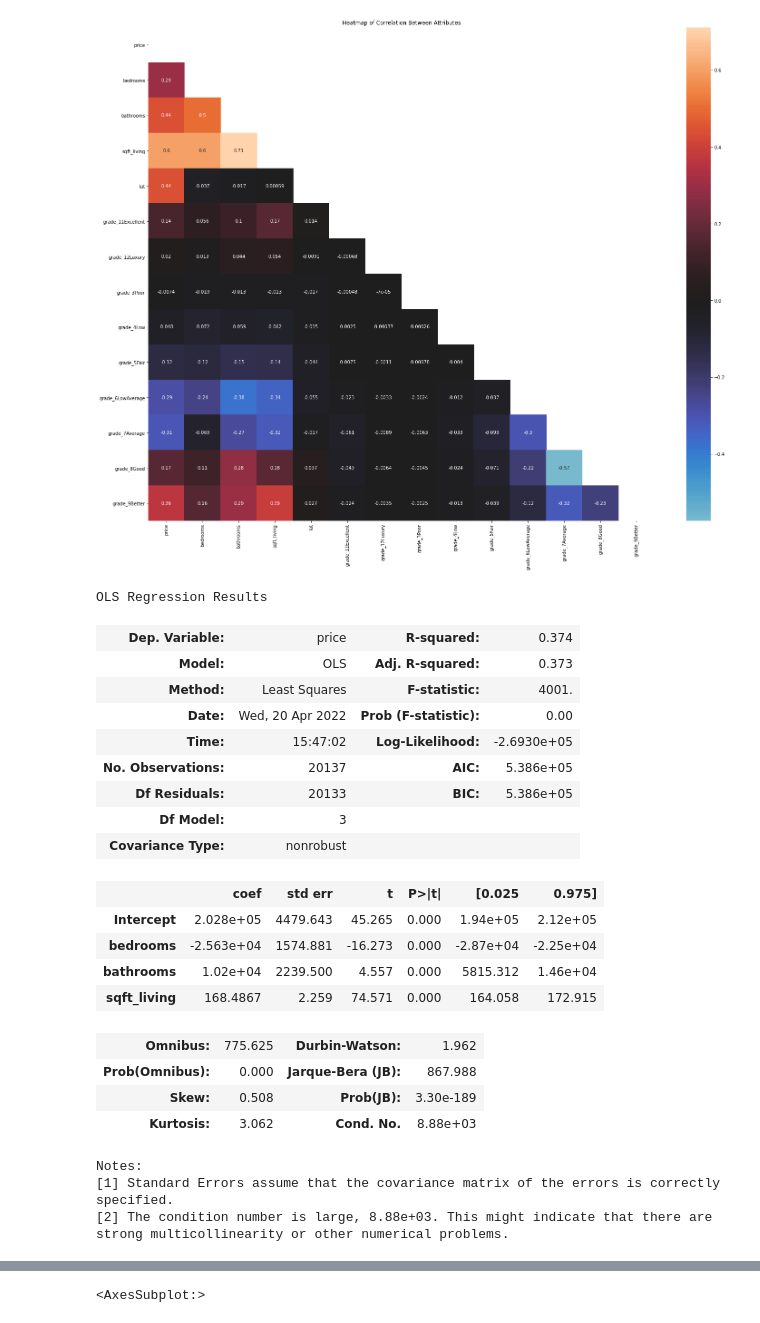
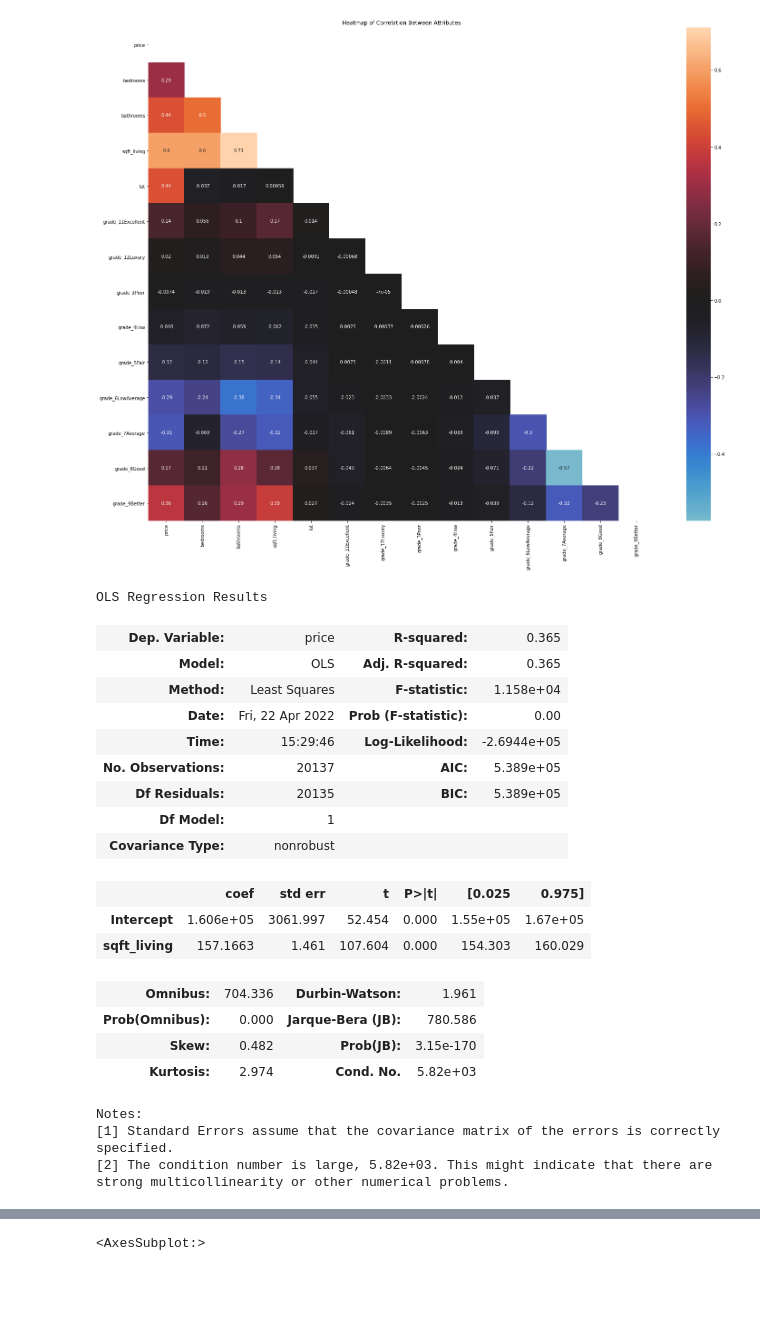
Before and after one commit to ashakeri92/dsc-phase-2-project-v2-3, a Jupyter notebook: Analysis.ipynb, the cells around one changed output, grey strips where cells are left out. Cells and saved outputs as stored; diff of their text form; code cells hidden in the pictures; blank space fills up the shorter version.

```diff
--- a/Analysis.ipynb
+++ b/Analysis.ipynb
@@ -180,33 +180,31 @@ ax.set_title("Heatmap of Correlation Between Attributes");
 # %%
 # Build Baseline Model, incorporated majority of variables to help bring R^2 above .65
 # Model displays low R-squared value, will need to add more values to raise R-squared
-b = 'price~bedrooms+bathrooms+sqft_living'
+b = 'price~sqft_living'
 
 model = ols(formula=b, data=kc).fit()
 model.summary()
 # %% [output]
 OLS Regression Results
-| Dep. Variable: | price | R-squared: | 0.374 |
-| Model: | OLS | Adj. R-squared: | 0.373 |
-| Method: | Least Squares | F-statistic: | 4001. |
-| Date: | Wed, 20 Apr 2022 | Prob (F-statistic): | 0.00 |
-| Time: | 15:47:02 | Log-Likelihood: | -2.6930e+05 |
-| No. Observations: | 20137 | AIC: | 5.386e+05 |
-| Df Residuals: | 20133 | BIC: | 5.386e+05 |
-| Df Model: | 3 |  |  |
+| Dep. Variable: | price | R-squared: | 0.365 |
+| Model: | OLS | Adj. R-squared: | 0.365 |
+| Method: | Least Squares | F-statistic: | 1.158e+04 |
+| Date: | Fri, 22 Apr 2022 | Prob (F-statistic): | 0.00 |
+| Time: | 15:29:46 | Log-Likelihood: | -2.6944e+05 |
+| No. Observations: | 20137 | AIC: | 5.389e+05 |
+| Df Residuals: | 20135 | BIC: | 5.389e+05 |
+| Df Model: | 1 |  |  |
 | Covariance Type: | nonrobust |  |  |
 |  | coef | std err | t | P>|t| | [0.025 | 0.975] |
-| Intercept | 2.028e+05 | 4479.643 | 45.265 | 0.000 | 1.94e+05 | 2.12e+05 |
-| bedrooms | -2.563e+04 | 1574.881 | -16.273 | 0.000 | -2.87e+04 | -2.25e+04 |
-| bathrooms | 1.02e+04 | 2239.500 | 4.557 | 0.000 | 5815.312 | 1.46e+04 |
-| sqft_living | 168.4867 | 2.259 | 74.571 | 0.000 | 164.058 | 172.915 |
+| Intercept | 1.606e+05 | 3061.997 | 52.454 | 0.000 | 1.55e+05 | 1.67e+05 |
+| sqft_living | 157.1663 | 1.461 | 107.604 | 0.000 | 154.303 | 160.029 |
-| Omnibus: | 775.625 | Durbin-Watson: | 1.962 |
-| Prob(Omnibus): | 0.000 | Jarque-Bera (JB): | 867.988 |
-| Skew: | 0.508 | Prob(JB): | 3.30e-189 |
-| Kurtosis: | 3.062 | Cond. No. | 8.88e+03 |
+| Omnibus: | 704.336 | Durbin-Watson: | 1.961 |
+| Prob(Omnibus): | 0.000 | Jarque-Bera (JB): | 780.586 |
+| Skew: | 0.482 | Prob(JB): | 3.15e-170 |
+| Kurtosis: | 2.974 | Cond. No. | 5.82e+03 |
 Notes:
 [1] Standard Errors assume that the covariance matrix of the errors is correctly specified.
-[2] The condition number is large, 8.88e+03. This might indicate that there are
+[2] The condition number is large, 5.82e+03. This might indicate that there are
 strong multicollinearity or other numerical problems.
 # %%
 # After adding lat and grade R-squared now has a value of .615
```
Also changed, not shown: parts of 19 cells of this notebook.
